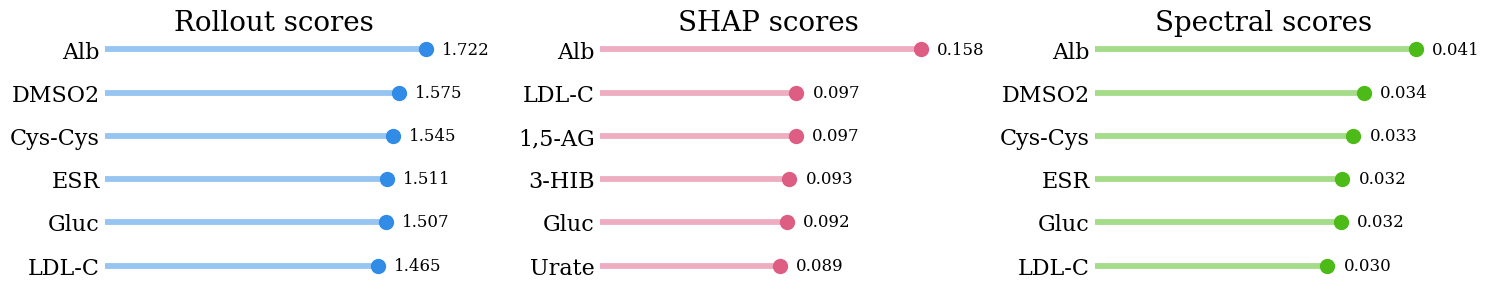
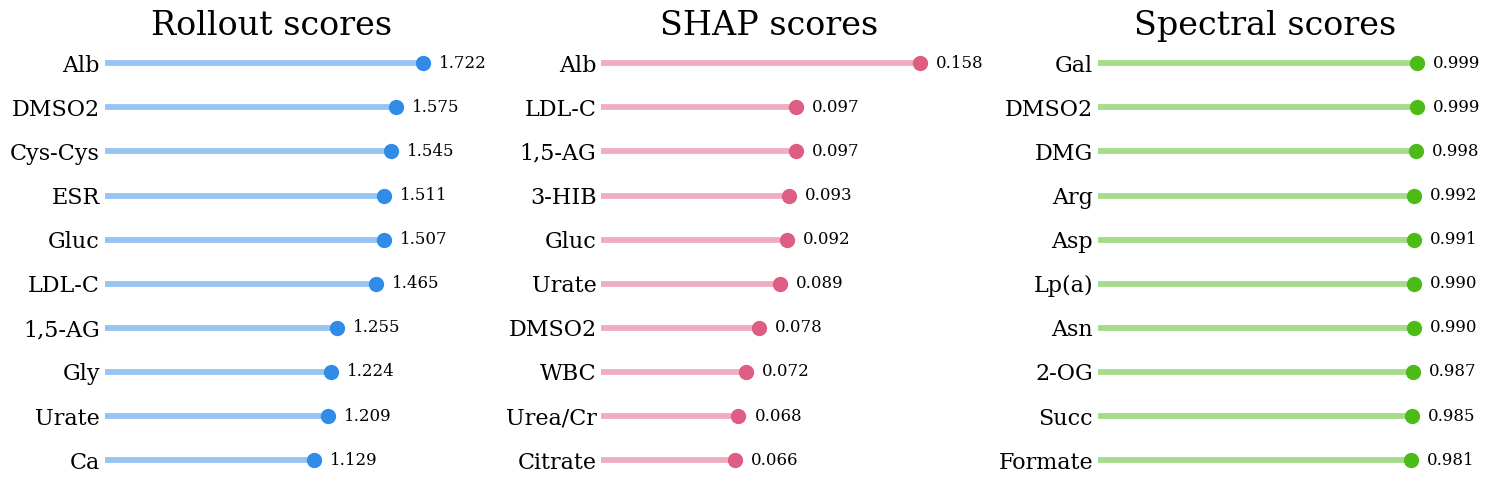
Code edit (unified diff) that turned the first committed figure into the second:
--- before
+++ after
@@ -7,5 +7,6 @@
 
 df_r = pd.read_csv(f"Results/attention_scores/{l}layers/attention_scores{l}layers_unsorted.csv")
-df_p = pd.read_csv(f"Results/attention_scores/{l}layers/pca_scores{l}layers_unsorted.csv")
+df_p = pd.read_csv(f"Results/feature_rankings/pcs_scores_unsorted.csv")
+# df_p = pd.read_csv(f"Results/attention_scores/{l}layers/pca_scores{l}layers_unsorted.csv")
 df_s = pd.read_csv(f"Results/shap_values/tables/{l}layers/shap_scores{l}layers_unsorted.csv")
 
@@ -22,7 +23,7 @@
                "Spectral scores": "#4CBB17"}
 
-fig, axes = plt.subplots(1, 3, figsize=(15, 3), constrained_layout=True)
+fig, axes = plt.subplots(1, 3, figsize=(15, 5), constrained_layout=True)
 
-k=6
+k=10
 
 for ax, (title, scores) in zip(axes, scores_dict.items()):
@@ -52,5 +53,5 @@
     ax.invert_yaxis()
 
-    ax.set_title(title, fontsize=20)
+    ax.set_title(title, fontsize=24)
 
     ax.set_xlim(0, 1.05)

Commit: new notebooks